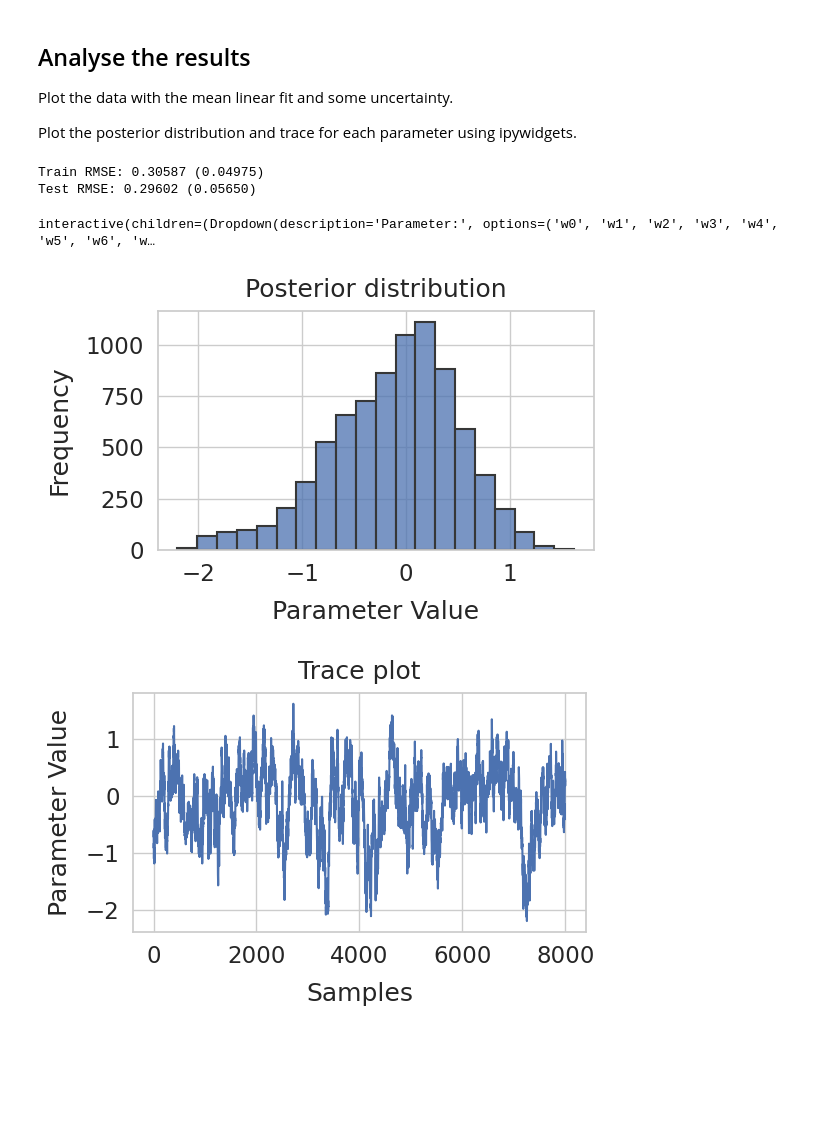
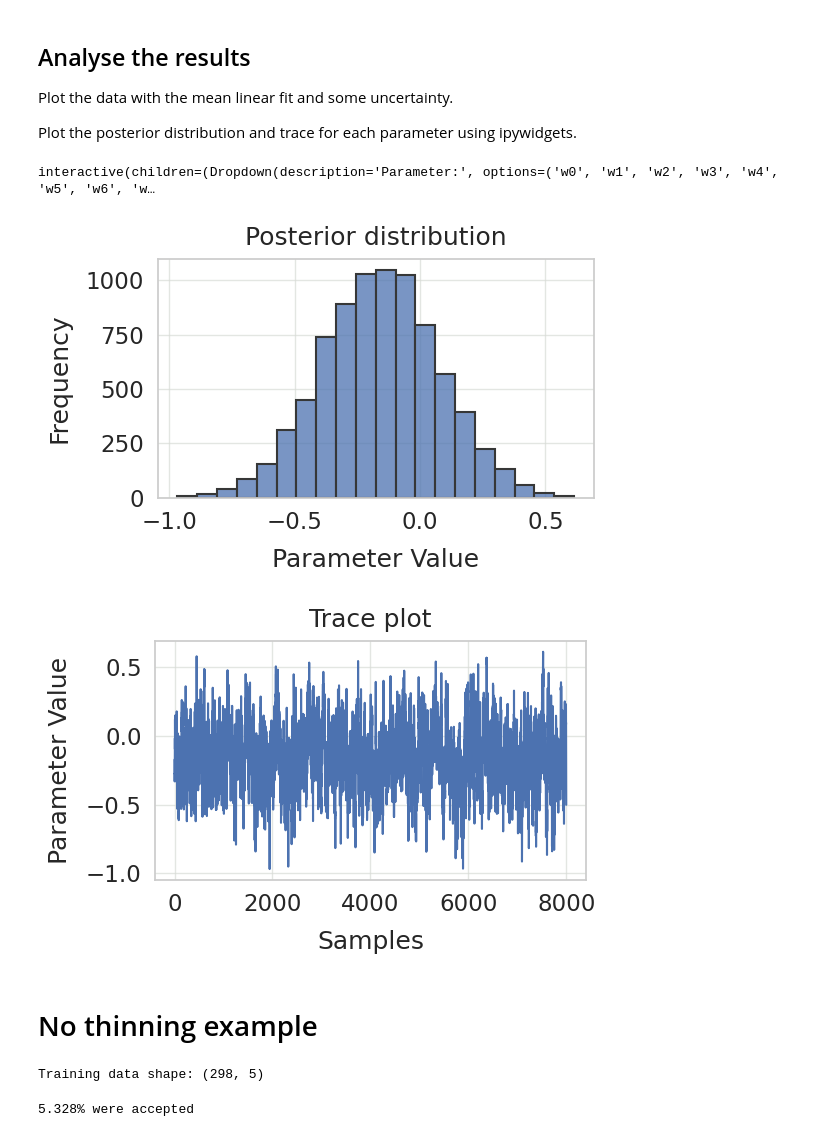
Before and after one commit to sydney-machine-learning/Bayesianneuralnetworks-MCMC-tutorial, a Jupyter notebook: publication_results/04-Linear-trace.ipynb, the cells around one changed output. Drawn from its saved outputs; the diff is of its cells as text; code cells hidden in the pictures; blank space fills up the shorter version.

Commit message:
Updated figures and results

```diff
--- a/publication_results/04-Linear-trace.ipynb
+++ b/publication_results/04-Linear-trace.ipynb
@@ -129,16 +113,6 @@ gr_df
 Plot the data with the mean linear fit and some uncertainty.
 
 Plot the posterior distribution and trace for each parameter using ipywidgets.
-# %%
-# Print the train/test RMSE
-trainRMSE = np.array([mcmc.rmse(pred_y[_,:], y_data) for _ in np.arange(pred_y.shape[0])])
-testRMSE = np.array([mcmc.rmse(pred_y_test[_,:], y_test) for _ in np.arange(pred_y_test.shape[0])])
-
-print('Train RMSE: {:.5f} ({:.5f})'.format(trainRMSE.mean(),trainRMSE.std()))
-print('Test RMSE: {:.5f} ({:.5f})'.format(testRMSE.mean(),testRMSE.std()))
-# %% [output]
-Train RMSE: 0.30587 (0.04975)
-Test RMSE: 0.29602 (0.05650)
 # %%
 def plot_hist(results, param_name):
     # results = results_rmse
@@ -166,12 +140,14 @@ sns.set_context('talk')
 sns.set_style('ticks')
 
 # Now plot posterior distribution and trace plot for selected parameters
-def plot_posterior(this_model, this_data, this_param, save_dir=None):
+def plot_posterior(results_in,this_model, this_data, this_param, save_dir=None):
     '''
     Plot the posterior as a histogram and then the traceplot
     '''
-    plot_data = results[this_param]
+    plot_data = results_in[this_param]
     fig, ax = plt.subplots(1,1,figsize=(6,4))
+    # add light gray grid
+    ax.grid(color='xkcd:light grey',alpha=0.7)
     # plot the posterior distribution
     sns.histplot(plot_data.values, ax=ax, bins=20, edgecolor='xkcd:dark grey', linewidth=1.5)
     ax.set_xlabel('Parameter Value', labelpad=10)
@@ -179,28 +155,81 @@ def plot_posterior(this_model, this_data, this_param, save_dir=None):
     ax.set_title('Posterior distribution', pad=10)
     fig.tight_layout()
 
+
     # plot the trace plot
     fig1, ax1 = plt.subplots(1,1,figsize=(6,4))
+    # add light gray grid
+    ax1.grid(color='xkcd:light grey',alpha=0.7)
     sns.lineplot(x=np.arange(plot_data.shape[0]),y=plot_data.values,ax=ax1)
     ax1.set_xlabel('Samples', labelpad=10)
     ax1.set_ylabel('Parameter Value', labelpad=10)
     ax1.set_title('Trace plot', pad=10)
 
+
     fig1.tight_layout()
 
     if not save_dir is None:
-        fig.savefig(os.path.join(save_dir,'{}_{}_{}_posterior.png'.format(this_model,this_data,this_param)))
-        fig1.savefig(os.path.join(save_dir,'{}_{}_{}_trace.png'.format(this_model,this_data,this_param)))
+        fig.savefig(os.path.join(save_dir,'{}_{}_{}_posterior.pgf'.format(this_model,this_data,this_param)))
+        fig1.savefig(os.path.join(save_dir,'{}_{}_{}_trace.pgf'.format(this_model,this_data,this_param)))
 # %%
 results_dir = os.path.join('publication_results','results')
 fig_dir = os.path.join(
     results_dir,
     'figures',
     'posterior'
 )
 os.makedirs(fig_dir, exist_ok=True)
 
-plot_posterior('linear_tp',name,'w0',save_dir=fig_dir)
+plot_posterior(results,'linear_tp',name,'w5',save_dir=fig_dir)
 # %% [output]
-[figure, old version]
+[figure, new version]
-[figure, old version]
+[figure, new version]
+# %% [markdown]
+# No thinning example
+# %%
+# load the data
+name        = "Sunspot"
+train_data   = np.loadtxt("data/{}/train.txt".format(name))
+test_data    = np.loadtxt("data/{}/test.txt".format(name))
+
+print('Training data shape: {}'.format(train_data.shape))
+# %% [output]
+Training data shape: (298, 5)
+# %%
+# single trace
+n_samples = 25000 # number of samples to draw from the posterior
+burn_in = 5000 # number of samples to discard before recording draws from the posterior
+
+thin_factor = 1
+
+# or load from sunspot data
+x_data = train_data[:,:-1]
+y_data = train_data[:,-1]
+x_test = test_data[:,:-1]
+y_test = test_data[:,-1]
+
+if name in ['Sunspot','Abalone']:
+    layer_sizes = [x_data.shape[1], 1]
+    data_case = 'regression'
+elif name in ['Iris']:
+    layer_sizes = [x_data.shape[1], 3]
+    data_case = 'classification'
+elif name in ['Ionosphere']:
+    layer_sizes = [x_data.shape[1], 2]
+    data_case = 'classification'
+else:
+    raise ValueError('data_case is invalid.')
+
+## MCMC Settings and Setup
+np.random.seed(2023)
+# Initialise the MCMC class
+lm = LinearModel(layer_sizes=layer_sizes,data_case=data_case)
+mcmc = MCMC(lm,n_samples, burn_in, x_data, y_data, x_test, y_test)
+# Run the sampler
+results_nothin, pred = mcmc.sampler()
+# thin to remove autocorrelation and to reduce the size of the data
+results_nothin = results_nothin.iloc[::thin_factor,:]
+for _ in pred.keys():
+    pred[_] = pred[_][::thin_factor,:]
+# %% [output]
+5.328% were accepted
```
Also changed, not shown: parts of 3 cells of this notebook, 9 other files.
